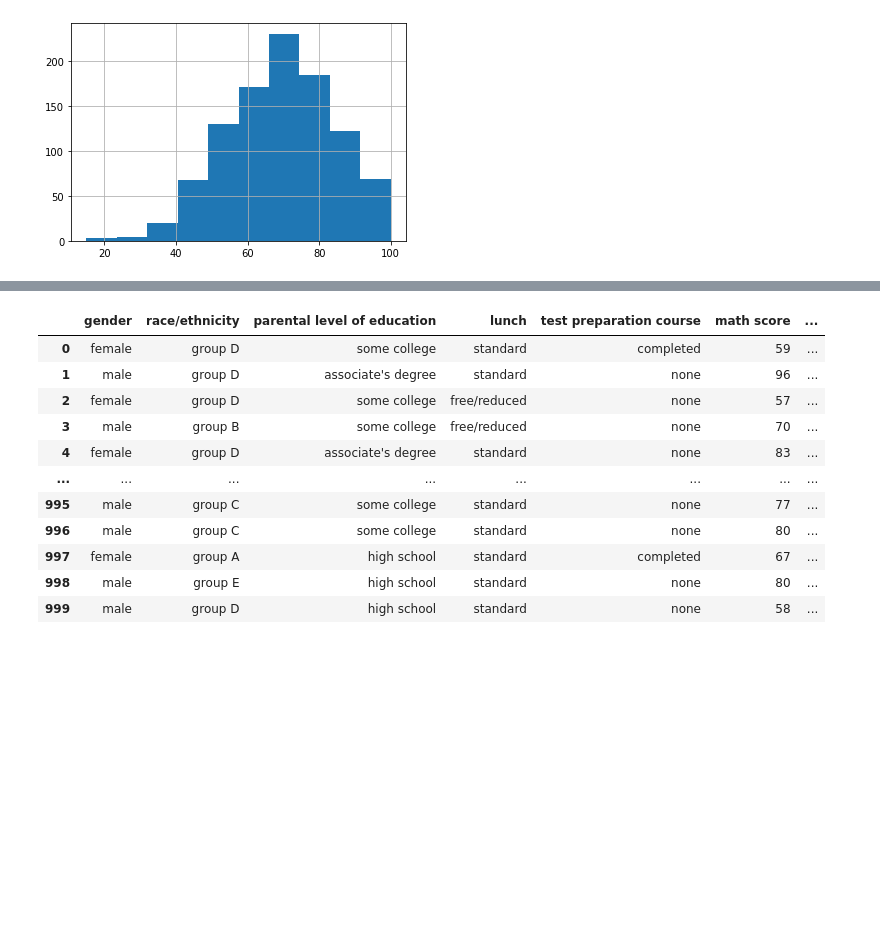
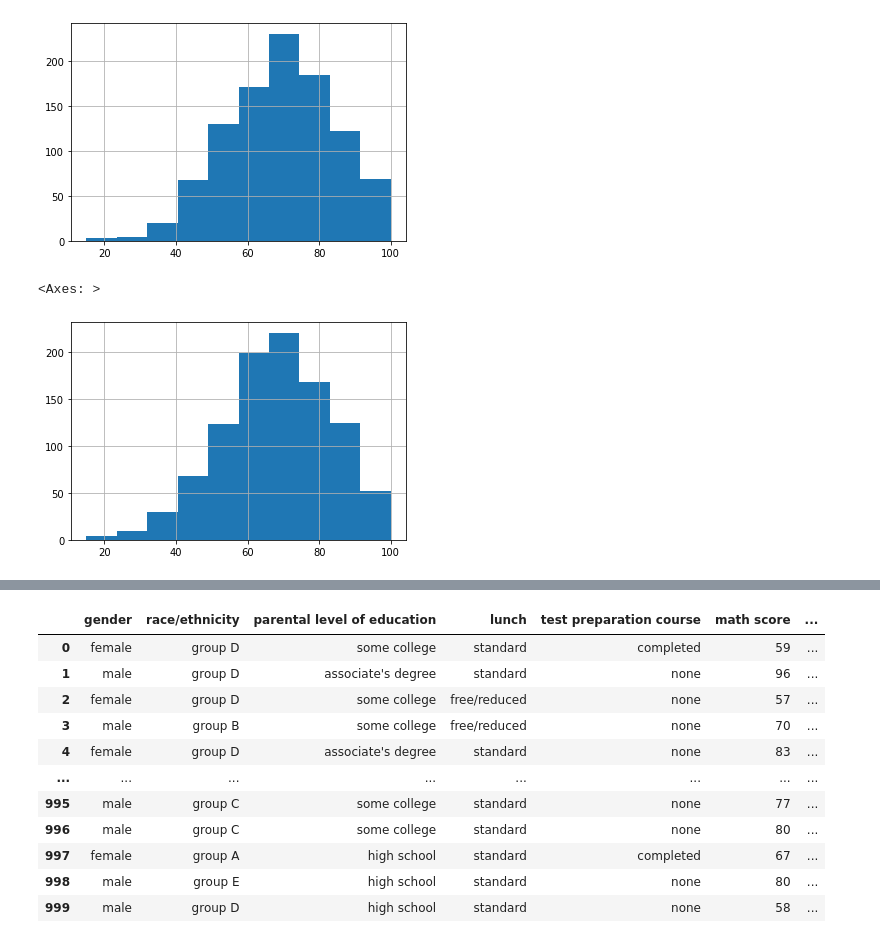
Before and after one commit to lightkun10/Student-Performance-Analysis, a Jupyter notebook: spp.ipynb, the cells around one changed output, grey strips where cells are left out. Saved outputs shown, nothing was run; the diff lists cells and outputs as text; code cells hidden in the pictures; blank space fills up the shorter version.

```diff
--- a/spp.ipynb
+++ b/spp.ipynb
@@ -188,3 +188,11 @@ df['writing score'].hist()
 # %% [output]
 <Axes: >
 [figure]
+# %%
+%matplotlib inline
+
+# Creating Bar Chart as the Target variable is Continuous
+df['math score'].hist()
+# %% [output]
+<Axes: >
+[figure, added]
```
Also changed, not shown: parts of 3 cells of this notebook.
